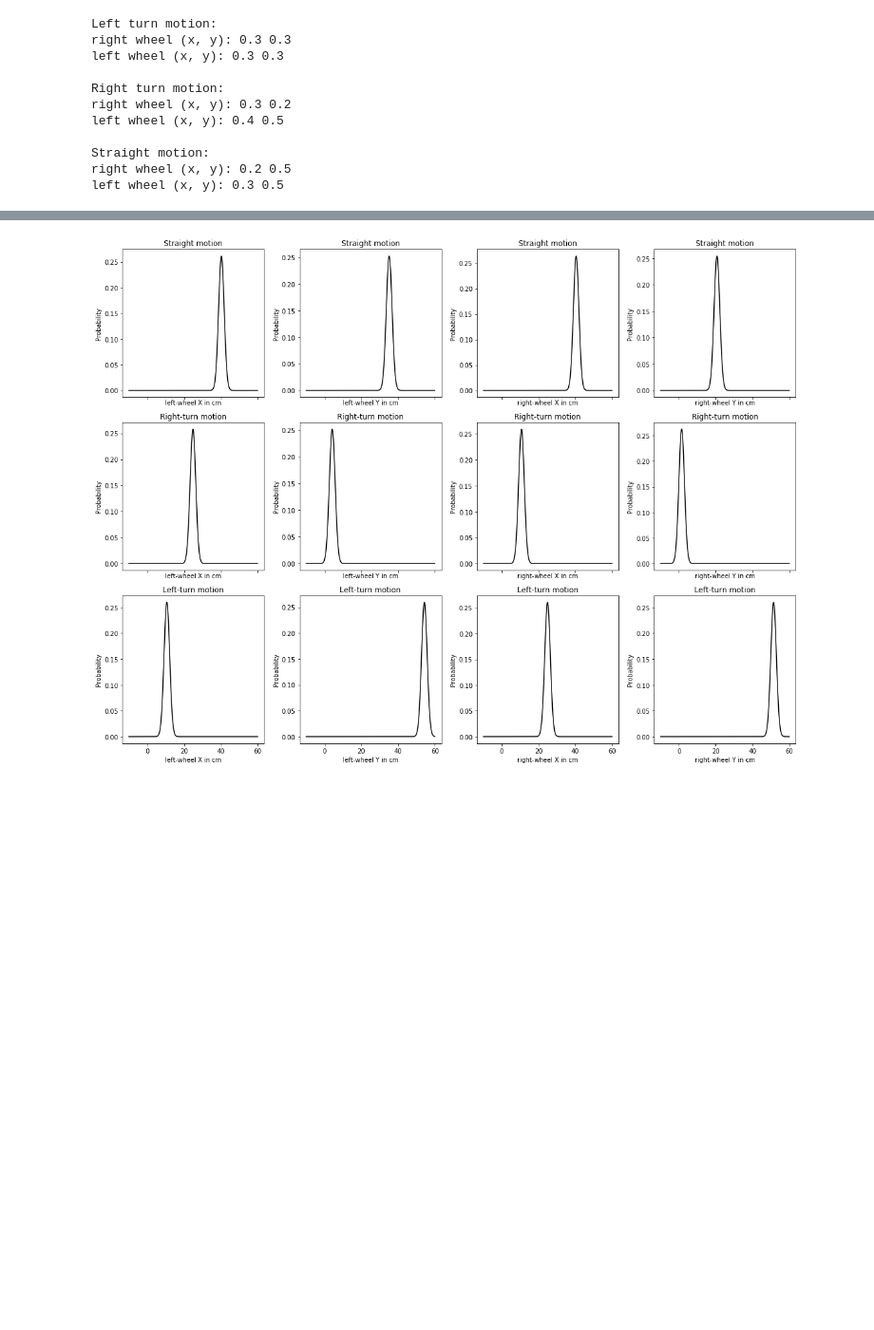
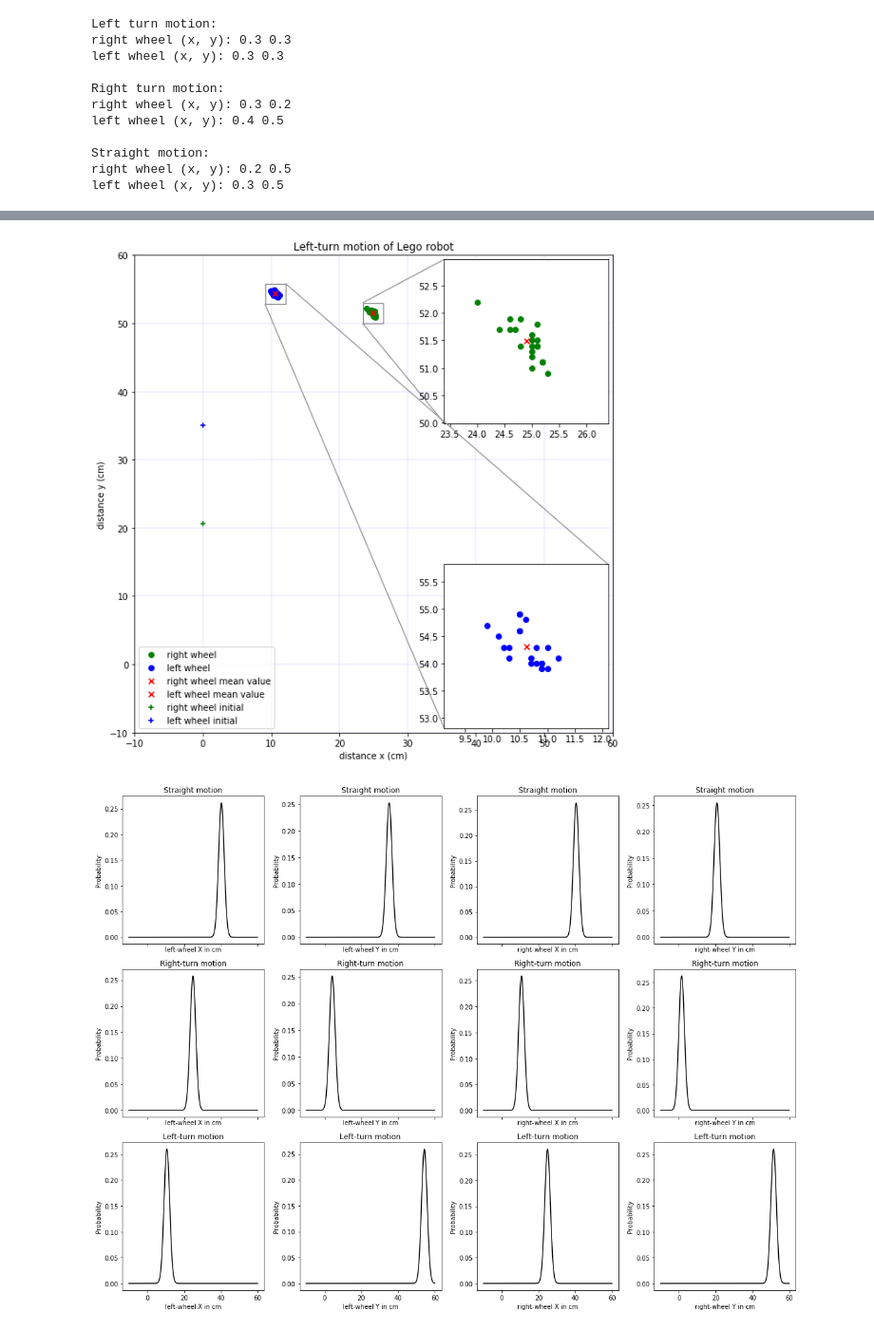
Before and after one commit to pranjaldhole/SEE, a Jupyter notebook: 20180503/SEEHomework_AbhishekPadalkar_MaxMensing_PranjalDhole_20180503.ipynb, the cells around one changed output, grey strips where cells are left out. Shown at 95% size. Saved outputs shown, nothing was run; the diff lists cells and outputs as text; code cells hidden in the pictures; blank space fills up the shorter version.

```diff
--- a/20180503/SEEHomework_AbhishekPadalkar_MaxMensing_PranjalDhole_20180503.ipynb
+++ b/20180503/SEEHomework_AbhishekPadalkar_MaxMensing_PranjalDhole_20180503.ipynb
@@ -327,3 +411,9 @@ left wheel (x, y): 0.3 0.5
+# %%
+plot_data(wheel_Rx_l, wheel_Ry_l, wheel_Lx_l, wheel_Ly_l,
+          wheel_Rx0_l, wheel_Ry0_l, wheel_Lx0_l, wheel_Ly0_l,
+          whichData='Left-turn')
+# %% [output]
+[figure, added]
 # %%
 from sklearn.neighbors import KernelDensity
 import seaborn as sb
```
Also changed, not shown: parts of 4 cells of this notebook, 19 other files.
